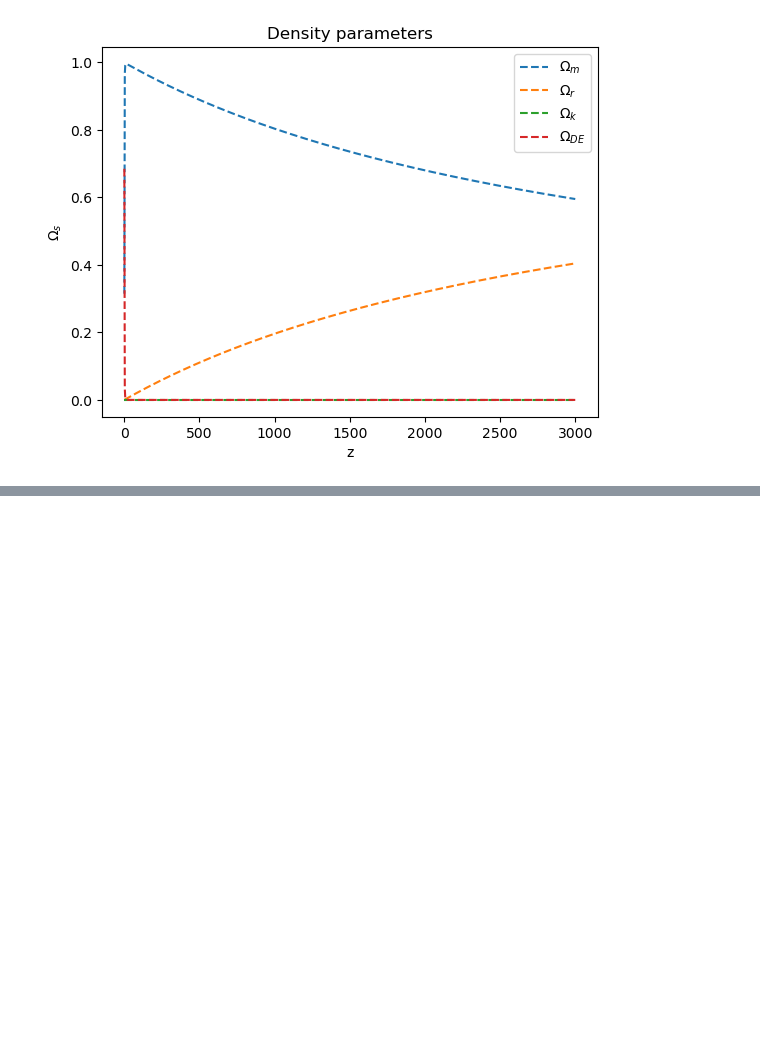
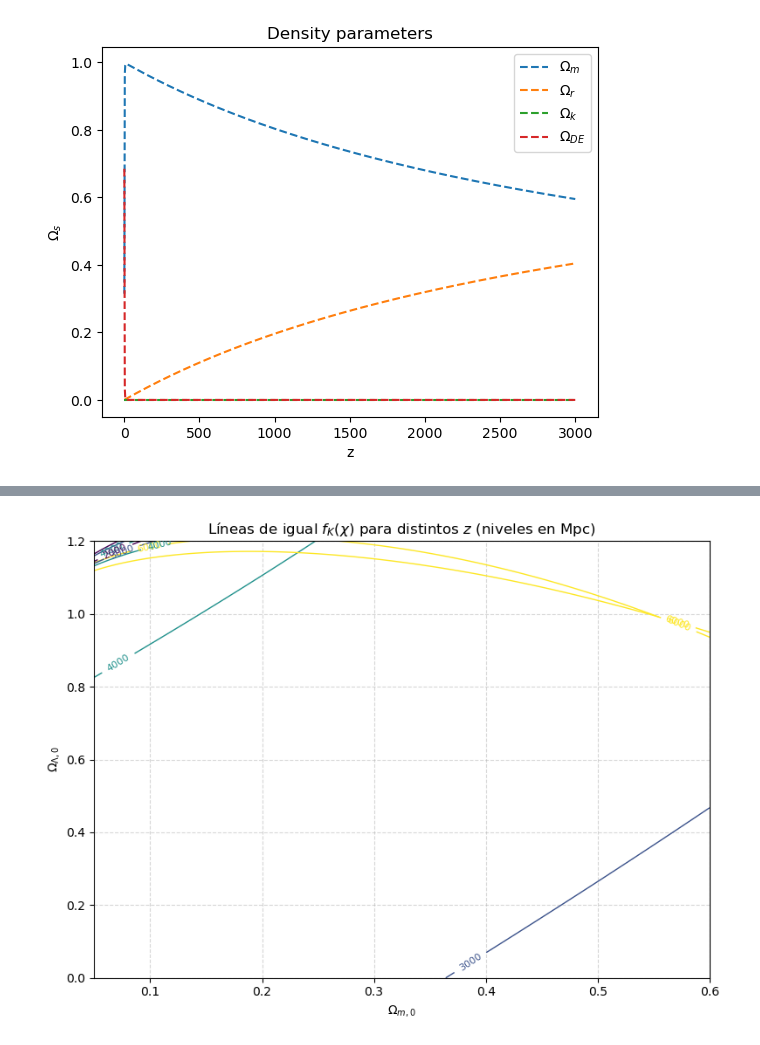
Before and after one commit to vcortes27/Cosmologia, a Jupyter notebook: tarea_1.ipynb, the cells around one changed output, grey strips where cells are left out. Drawn from its saved outputs; the diff is of its cells as text; code cells hidden in the pictures; blank space fills up the shorter version.

```diff
--- a/tarea_1.ipynb
+++ b/tarea_1.ipynb
@@ -67,0 +84,89 @@ plt.show()
+# %%
+import numpy as np
+import matplotlib.pyplot as plt
+from scipy.integrate import quad
+
+# Constantes
+c_km_s = 300000 # km/s
+
+# Parámetros fijos (puedes cambiarlos)
+H0 = 67.4  # km/s/Mpc
+h = H0 / 100.0
+# Aquí tomamos densidades físicas ejemplo (puedes ajustarlas)
+omega_bh2 = 0.0224
+omega_ch2 = 0.120
+Omega_b0 = omega_bh2 / h**2
+Omega_c0_default = omega_ch2 / h**2
+Omega_r0 = 4.15e-5 / h**2  # fotones + neutrinos relativistas (aprox)
+
+# Función E(z) dada (según Omega_m, Omega_L, Omega_r, y Omega_k)
+def E_of_z(z, Omega_m0, Omega_L0, Omega_r0, Omega_k0):
+    return np.sqrt(Omega_m0 * (1+z)**3 + Omega_r0 * (1+z)**4 + Omega_L0 + Omega_k0 * (1+z)**2)
+
+# Comoving radial distance integral chi = (c/H0) * integral_0^z dz'/E(z')
+def comoving_chi(z, Omega_m0, Omega_L0, Omega_r0):
+    # Omega_k0 is determined by closure: Omega_k0 = 1 - Om - Or - OΛ
+    Omega_k0 = 1.0 - (Omega_m0 + Omega_r0 + Omega_L0)
+
+    integrand = lambda zp: 1.0 / E_of_z(zp, Omega_m0, Omega_L0, Omega_r0, Omega_k0)
+    I, _ = quad(integrand, 0.0, z, epsabs=1e-8, epsrel=1e-8, limit=200)
+    # chi in units of c/H0 (dimensionless) -> multiply by c/H0 to get Mpc
+    chi_Mpc = (c_km_s / H0) * I  # Mpc
+    return chi_Mpc, Omega_k0
+
+# fK(chi) following las tres ramas del enunciado
+def fK_of_chi(chi_Mpc, Omega_k0):
+    # Argument for trig/hyperbolic functions uses sqrt(|Omega_k|) * chi' where
+    # chi' = integral without c/H0 factor. But since we calculated chi_Mpc = (c/H0)*I,
+    # we need to use the dimensionless product sqrt(|Omega_k|)*I (I = chi_Mpc * H0 / c)
+    # Simpler: compute x = sqrt(|Omega_k|) * (H0/c) * chi_Mpc = sqrt(|Omega_k|) * I
+    # Recover I:
+    I_dimless = chi_Mpc * (H0 / c_km_s)
+    if Omega_k0 > 0:
+        sqrtOk = np.sqrt(Omega_k0)
+        return (c_km_s / H0) / sqrtOk * np.sinh(sqrtOk * I_dimless)  # Mpc
+    elif Omega_k0 < 0:
+        sqrtMinus = np.sqrt(-Omega_k0)
+        return (c_km_s / H0) / sqrtMinus * np.sin(sqrtMinus * I_dimless)  # Mpc
+    else:
+        # Omega_k0 == 0: fK = (c/H0) * I = chi_Mpc
+        return chi_Mpc
+
+# Malla en el plano Omega_m0 - Omega_L0
+Om_m_vals = np.linspace(0.05, 0.6, 180)     # ajusta rango/ resolución si quieres
+Om_L_vals = np.linspace(0.0, 1.2, 200)
+
+# Redshifts para los que trazamos líneas de nivel (puedes cambiar)
+z_list = [1, 10, 20]
+
+# Prepara figura
+fig, ax = plt.subplots(figsize=(8,6))
+
+# Para cada z construimos la matriz fK(chi)
+contour_levels = [2000, 3000, 4000, 6000]  # niveles de fK en Mpc
+
+for z in z_list:
+    FK = np.zeros((Om_L_vals.size, Om_m_vals.size))  # filas: Omega_L, columnas: Omega_m
+    for i, OmL in enumerate(Om_L_vals):
+        for j, Omm in enumerate(Om_m_vals):
+            # Radiación se toma constante Omega_r0 definido arriba
+            chi_Mpc, Ok0 = comoving_chi(z, Omm, OmL, Omega_r0)
+            FK[i, j] = fK_of_chi(chi_Mpc, Ok0)
+
+    # Trazar contornos
+    CS = ax.contour(Om_m_vals, Om_L_vals, FK, levels=contour_levels,
+                    linestyles='solid', linewidths=1.0)
+    ax.clabel(CS, inline=1, fontsize=8, fmt='%1.0f')
+    # Añadimos etiqueta manual para cada conjunto de contornos
+    ax.set_title('Líneas de igual $f_K(\\chi)$ para distintos $z$ (niveles en Mpc)')
+    ax.set_xlabel(r'$\Omega_{m,0}$')
+    ax.set_ylabel(r'$\Omega_{\Lambda,0}$')
+
+# Ajustes visuales
+ax.grid(True, ls='--', alpha=0.5)
+ax.set_xlim(Om_m_vals.min(), Om_m_vals.max())
+ax.set_ylim(Om_L_vals.min(), Om_L_vals.max())
+plt.tight_layout()
+plt.show()
+# %% [output]
+[figure, added]
```
Also changed, not shown: parts of 5 cells of this notebook.
